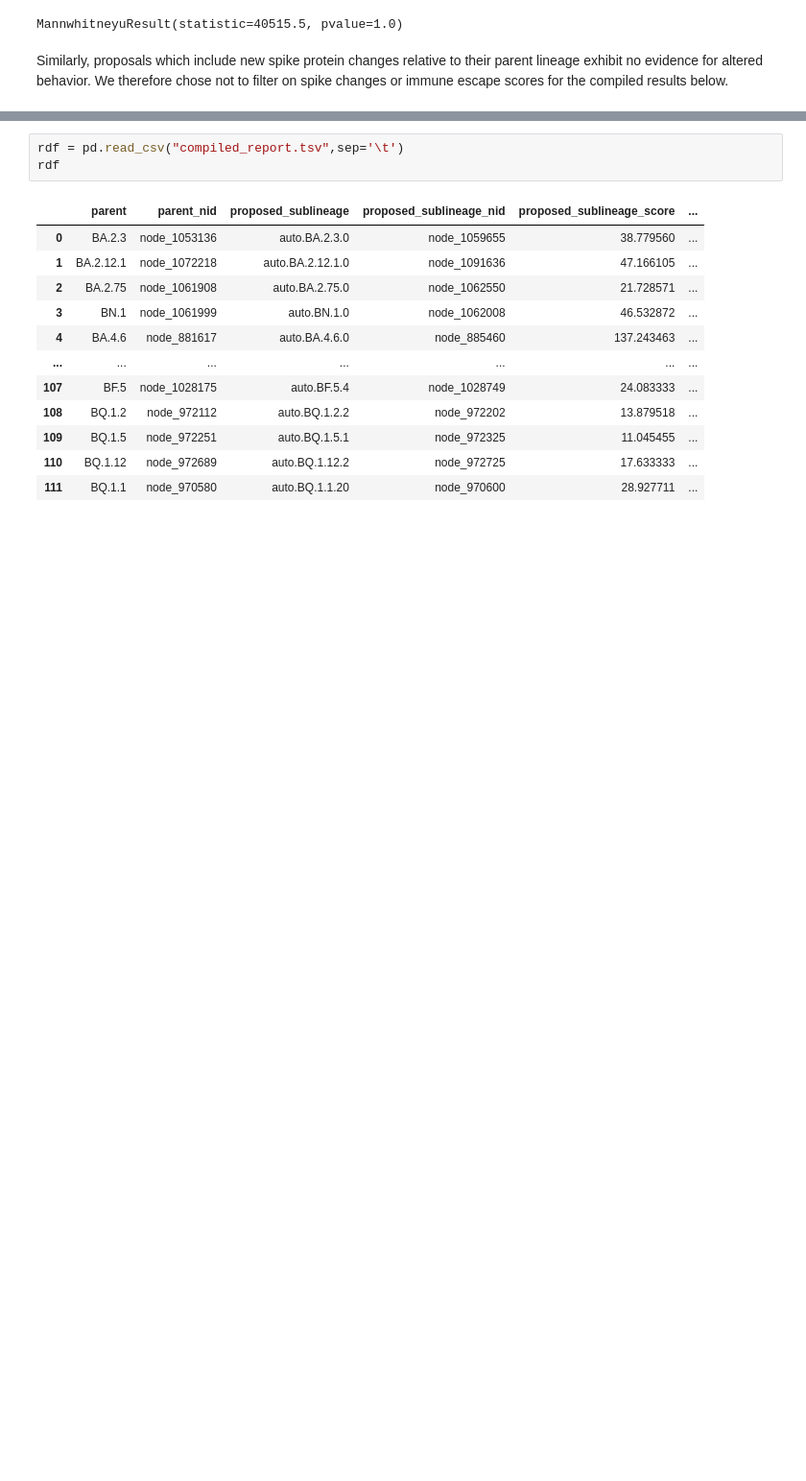
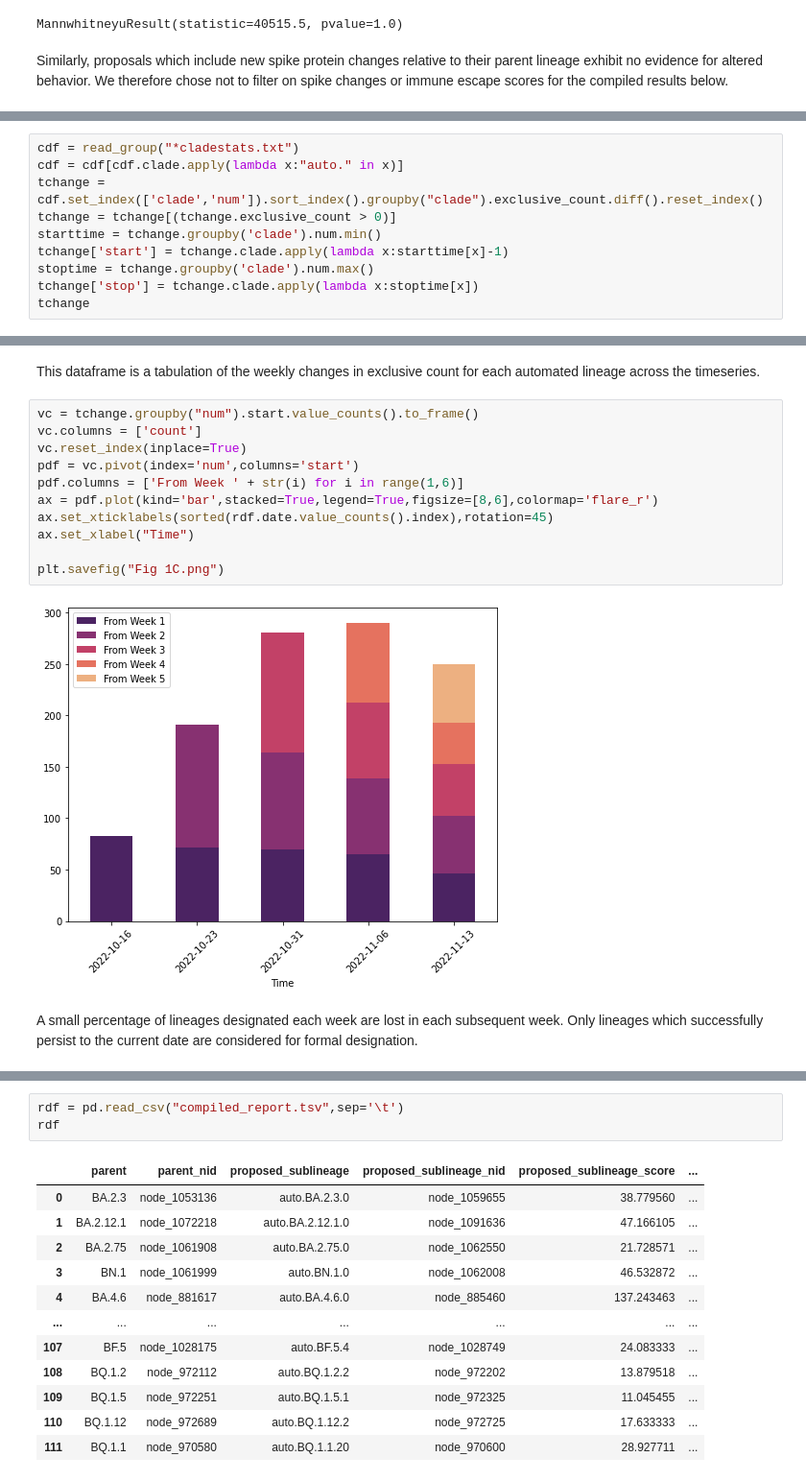
Before and after one commit to jmcbroome/lineage-analysis, a Jupyter notebook: Compiled Lineage Analysis.ipynb, the cells around one changed output, grey strips where cells are left out. Shown at 96% size. Drawn from its saved outputs; the diff is of its cells as text; blank space fills up the shorter version.

Commit message:
update lineage analysis with figure generating code blocks

```diff
--- a/Compiled Lineage Analysis.ipynb
+++ b/Compiled Lineage Analysis.ipynb
@@ -158,0 +163,10 @@ Similarly, proposals which include new spike protein changes relative to their p
+# %%
+cdf = read_group("*cladestats.txt")
+cdf = cdf[cdf.clade.apply(lambda x:"auto." in x)]
+tchange = cdf.set_index(['clade','num']).sort_index().groupby("clade").exclusive_count.diff().reset_index()
+tchange = tchange[(tchange.exclusive_count > 0)]
+starttime = tchange.groupby('clade').num.min()
+tchange['start'] = tchange.clade.apply(lambda x:starttime[x]-1)
+stoptime = tchange.groupby('clade').num.max()
+tchange['stop'] = tchange.clade.apply(lambda x:stoptime[x])
+tchange
@@ -159 +187,18 @@ Similarly, proposals which include new spike protein changes relative to their p
+# %% [markdown]
+This dataframe is a tabulation of the weekly changes in exclusive count for each automated lineage across the timeseries.
+# %%
+vc = tchange.groupby("num").start.value_counts().to_frame()
+vc.columns = ['count']
+vc.reset_index(inplace=True)
+pdf = vc.pivot(index='num',columns='start')
+pdf.columns = ['From Week ' + str(i) for i in range(1,6)]
+ax = pdf.plot(kind='bar',stacked=True,legend=True,figsize=[8,6],colormap='flare_r')
+ax.set_xticklabels(sorted(rdf.date.value_counts().index),rotation=45)
+ax.set_xlabel("Time")
+
+plt.savefig("Fig 1C.png")
+# %% [output]
+[figure, added]
+# %% [markdown]
+A small percentage of lineages designated each week are lost in each subsequent week. Only lineages which successfully persist to the current date are considered for formal designation.
 # %% [markdown]
```
Also changed, not shown: parts of 18 cells of this notebook.
